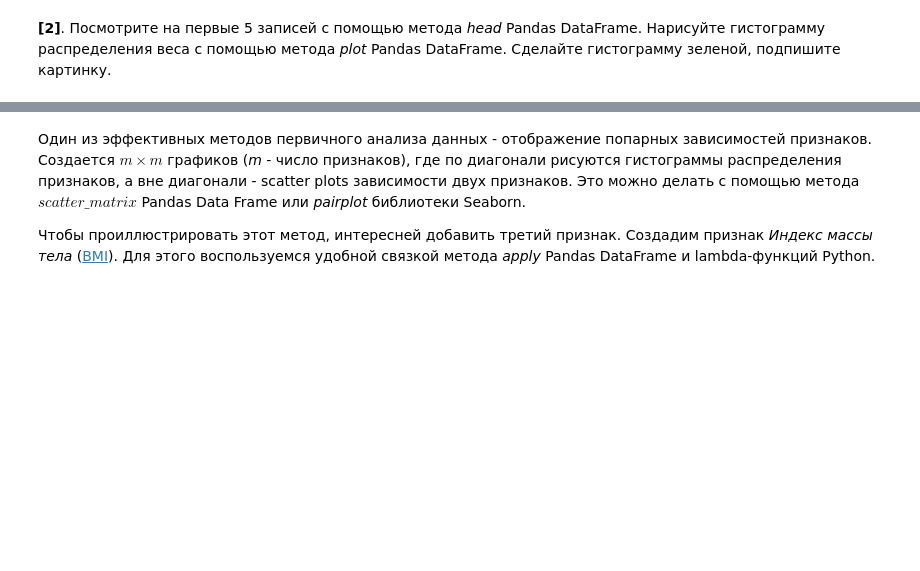
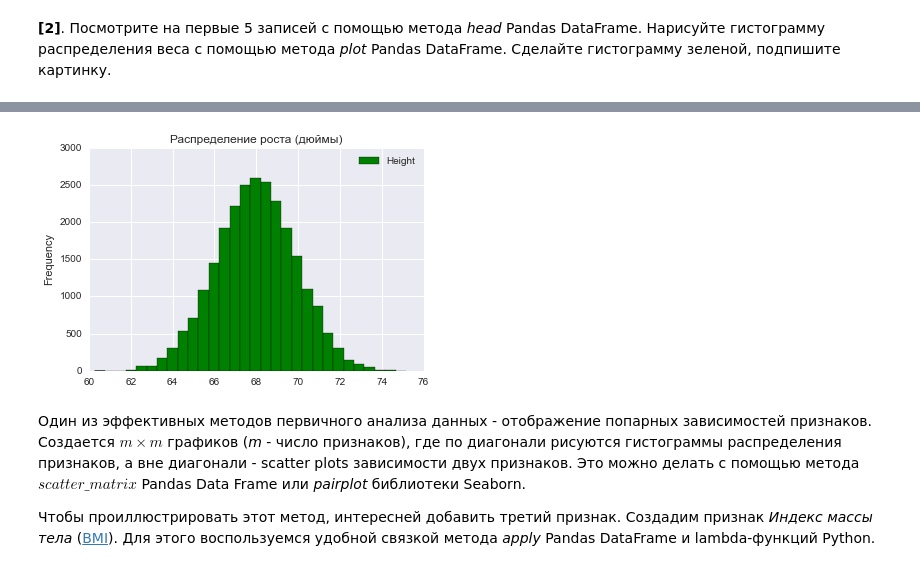
Before and after one commit to whoisvolos/ml_spec, a Jupyter notebook: course_2/week_1/peer_review_linreg_height_weight.ipynb, the cells around one changed output, grey strips where cells are left out. Drawn from its saved outputs; the diff is of its cells as text; code cells hidden in the pictures; blank space fills up the shorter version.

```diff
--- a/course_2/week_1/peer_review_linreg_height_weight.ipynb
+++ b/course_2/week_1/peer_review_linreg_height_weight.ipynb
@@ -57,3 +60,8 @@ data.plot(y='Height', kind='hist',
+# %%
+data.plot(y='Height', kind='hist', color='green', bins=30, title=u'Распределение роста (дюймы)')
+plt.show()
+# %% [output]
+[figure, added]
 # %% [markdown]
 Один из эффективных методов первичного анализа данных - отображение попарных зависимостей признаков. Создается $m \times m$ графиков (*m* - число признаков), где по диагонали рисуются гистограммы распределения признаков, а вне диагонали - scatter plots зависимости двух признаков. Это можно делать с помощью метода $scatter\_matrix$ Pandas Data Frame или *pairplot* библиотеки Seaborn.
 
```
Also changed, not shown: parts of 32 cells of this notebook, 12 other files.
